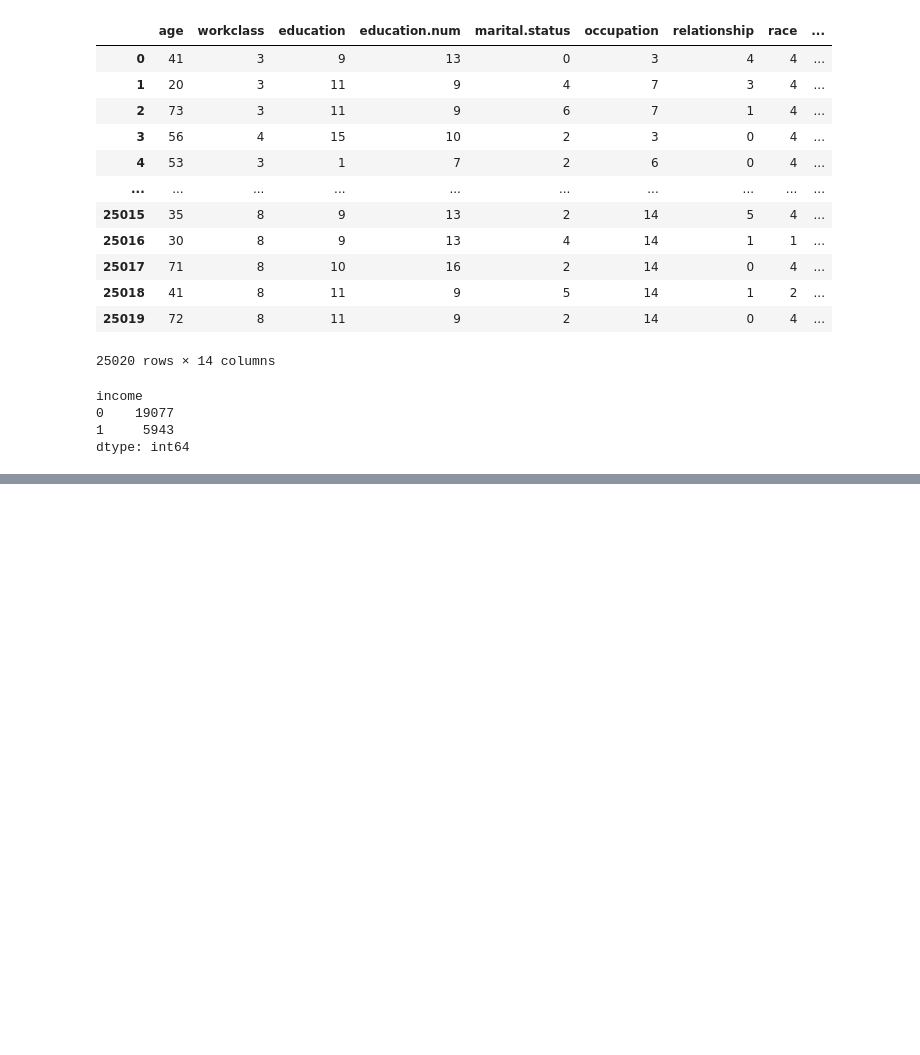
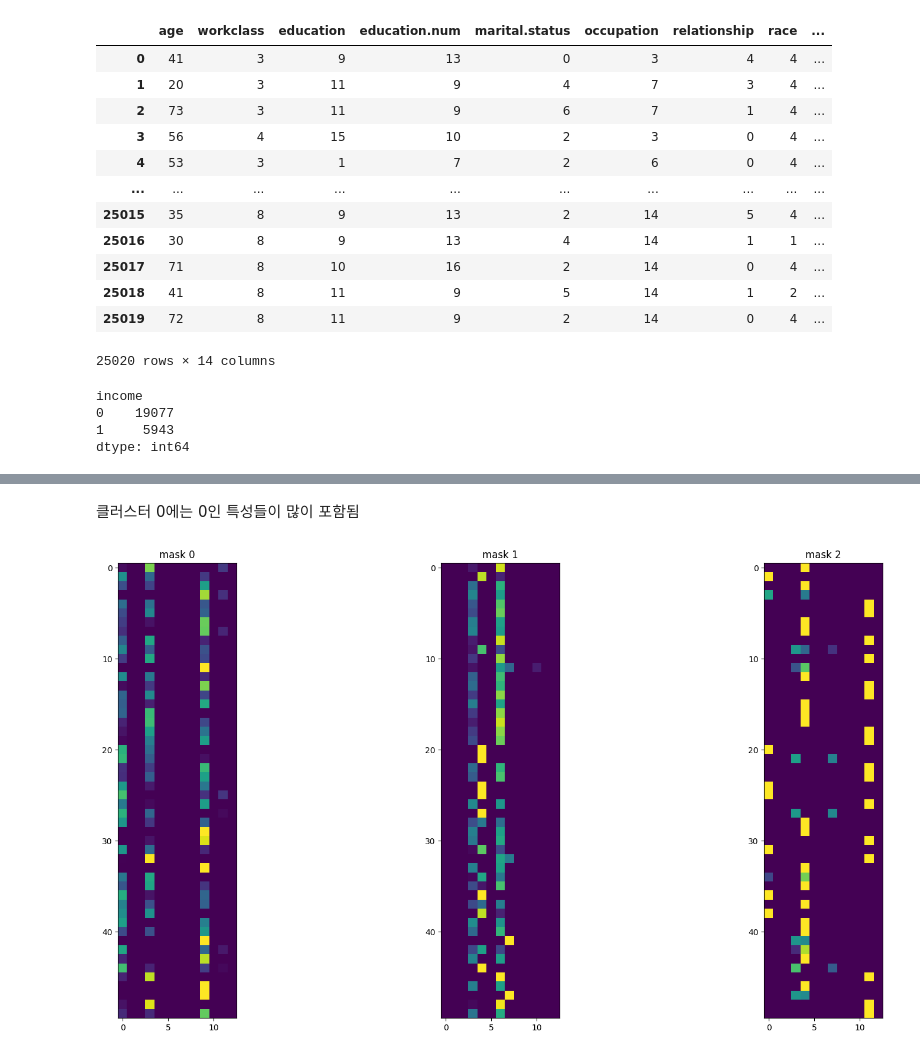
Before and after one commit to Skkuhodomo/DScover-adult-income-prediction, a Jupyter notebook: tabnet_encoding.ipynb, the cells around one changed output, grey strips where cells are left out. Drawn from its saved outputs; the diff is of its cells as text; code cells hidden in the pictures; blank space fills up the shorter version.

```diff
--- a/tabnet_encoding.ipynb
+++ b/tabnet_encoding.ipynb
@@ -404,0 +505,4 @@ Name: 207, dtype: int64
+# %%
+# test
+test_cluster_0_index = test_cluster_0.index.tolist()
+test_cluster_1_index = test_cluster_1.index.tolist()
@@ -404,0 +563,26 @@ Name: 207, dtype: int64
+# %%
+# TabNet Spuervised 학습
+# TabNet 모델 정의
+
+clf = TabNetClassifier(
+    optimizer_fn=torch.optim.Adam,
+    optimizer_params=dict(lr=2e-2),
+    scheduler_params={"step_size":50, # how to use learning rate scheduler
+                      "gamma":0.9},
+    scheduler_fn=torch.optim.lr_scheduler.StepLR,
+    mask_type='sparsemax'  # This will be overwritten if using pretrain model
+)
+
+# TabNet 학습
+
+clf.fit(
+    X_train=X, y_train=y,
+    eval_set=[(X, y), (X_test, y_test)],
+    eval_name=['train', 'valid'],
+    eval_metric=['accuracy'],
+    max_epochs=100, patience=15,
+    batch_size=1024, virtual_batch_size=128,
+    num_workers=0,
+    weights=1,
+    drop_last=False
+)
@@ -404,0 +607,14 @@ Name: 207, dtype: int64
+# %% [markdown]
+클러스터 0에는 0인 특성들이 많이 포함됨
+# %%
+explain_matrix, masks = clf.explain(X_test)
+
+fig, axs = plt.subplots(1, 3, figsize=(20,10))
+for i in range(3):
+    axs[i].imshow(masks[i][:50])
+    axs[i].set_title(f"mask {i}")
+
+# 이미지 저장
+plt.savefig('./data/mask.png')
+# %% [output]
+[figure, added]
```
Also changed, not shown: parts of 18 cells of this notebook, 6 other files.
